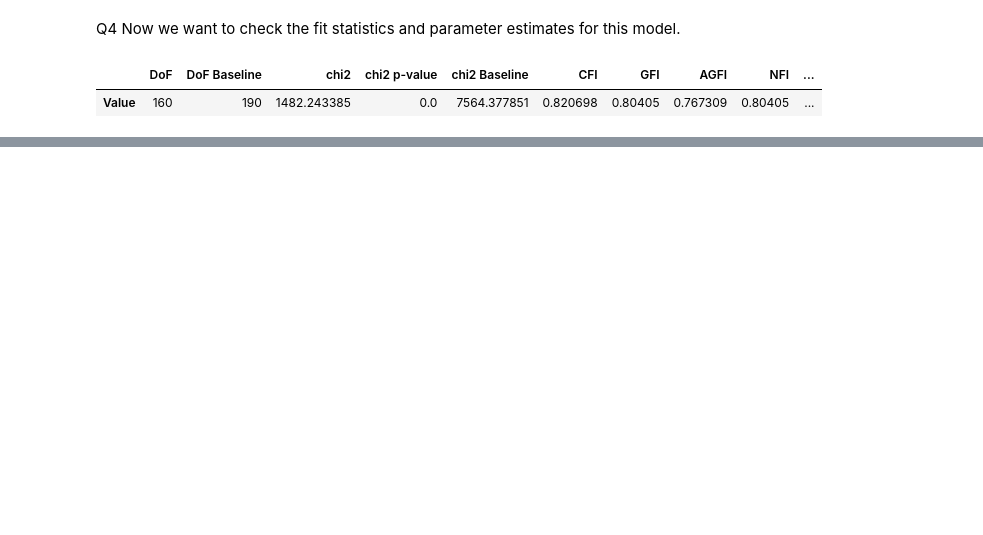
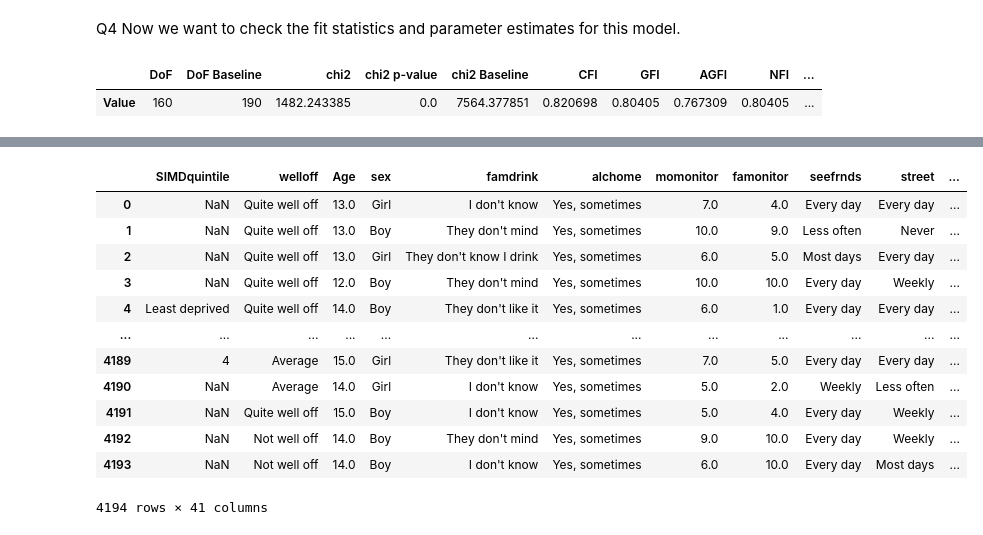
Before and after one commit to vb690/modules_comp_neuro_2021, a Jupyter notebook: advanced_quantitative_methods/units/8_structural_equation_modelling_II/unit_8_lab_assignement.ipynb, the cells around one changed output, grey strips where cells are left out. Cells and saved outputs as stored; diff of their text form; code cells hidden in the pictures; blank space fills up the shorter version.

```diff
--- a/advanced_quantitative_methods/units/8_structural_equation_modelling_II/unit_8_lab_assignement.ipynb
+++ b/advanced_quantitative_methods/units/8_structural_equation_modelling_II/unit_8_lab_assignement.ipynb
@@ -105,0 +110,18 @@ sem.calc_stats(mod)
+# %%
+sem_df = pd.read_spss('lab_data_2.sav')
+# %%
+sem_df
+# %% [output]
+|  | SIMDquintile | welloff | Age | sex | famdrink | alchome | momonitor | famonitor | seefrnds | street | ... |
+| 0 | NaN | Quite well off | 13.0 | Girl | I don't know | Yes, sometimes | 7.0 | 4.0 | Every day | Every day | ... |
+| 1 | NaN | Quite well off | 13.0 | Boy | They don't mind | Yes, sometimes | 10.0 | 9.0 | Less often | Never | ... |
+| 2 | NaN | Quite well off | 13.0 | Girl | They don't know I drink | Yes, sometimes | 6.0 | 5.0 | Most days | Every day | ... |
+| 3 | NaN | Quite well off | 12.0 | Boy | They don't mind | Yes, sometimes | 10.0 | 10.0 | Every day | Weekly | ... |
+| 4 | Least deprived | Quite well off | 14.0 | Boy | They don't like it | Yes, sometimes | 6.0 | 1.0 | Every day | Every day | ... |
+| ... | ... | ... | ... | ... | ... | ... | ... | ... | ... | ... | ... |
+| 4189 | 4 | Average | 15.0 | Girl | They don't like it | Yes, sometimes | 7.0 | 5.0 | Every day | Every day | ... |
+| 4190 | NaN | Average | 14.0 | Girl | I don't know | Yes, sometimes | 5.0 | 2.0 | Weekly | Less often | ... |
+| 4191 | NaN | Quite well off | 15.0 | Boy | I don't know | Yes, sometimes | 5.0 | 4.0 | Every day | Weekly | ... |
+| 4192 | NaN | Not well off | 14.0 | Boy | They don't mind | Yes, sometimes | 9.0 | 10.0 | Every day | Weekly | ... |
+| 4193 | NaN | Not well off | 14.0 | Boy | I don't know | Yes, sometimes | 6.0 | 10.0 | Every day | Most days | ... |
+4194 rows × 41 columns
```
Also changed, not shown: parts of 5 cells of this notebook, 6 other files.
